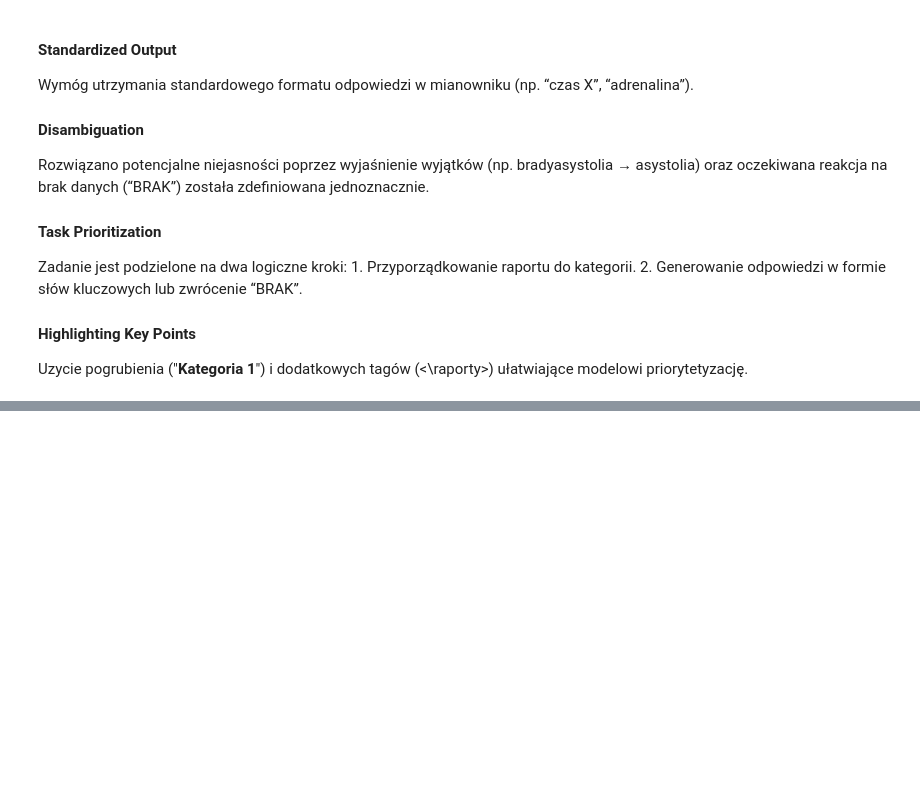
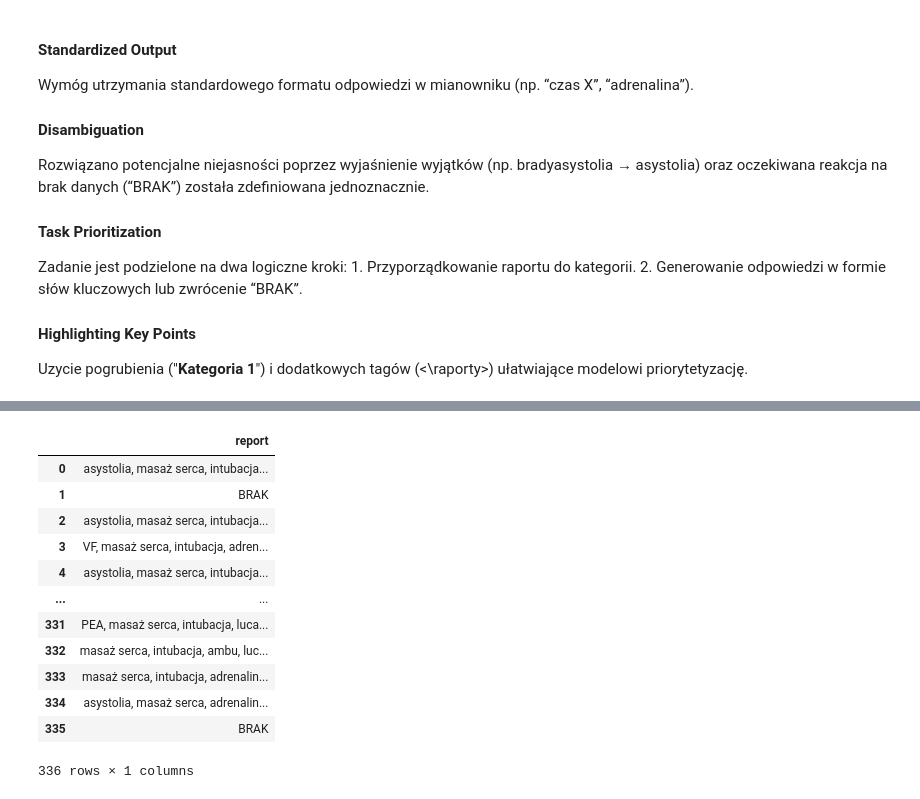
Before and after one commit to juestany/praca_inz, a Jupyter notebook: praca.ipynb, the cells around one changed output, grey strips where cells are left out. Drawn from its saved outputs; the diff is of its cells as text; code cells hidden in the pictures; blank space fills up the shorter version.

```diff
--- a/praca.ipynb
+++ b/praca.ipynb
@@ -269,0 +288,17 @@ print(summaries)
+# %%
+df = pd.DataFrame(data_list, columns=["report"])
+df
+# %% [output]
+|  | report |
+| 0 | asystolia, masaż serca, intubacja... |
+| 1 | BRAK |
+| 2 | asystolia, masaż serca, intubacja... |
+| 3 | VF, masaż serca, intubacja, adren... |
+| 4 | asystolia, masaż serca, intubacja... |
+| ... | ... |
+| 331 | PEA, masaż serca, intubacja, luca... |
+| 332 | masaż serca, intubacja, ambu, luc... |
+| 333 | masaż serca, intubacja, adrenalin... |
+| 334 | asystolia, masaż serca, adrenalin... |
+| 335 | BRAK |
+336 rows × 1 columns
```
Also changed, not shown: parts of 5 cells of this notebook.
